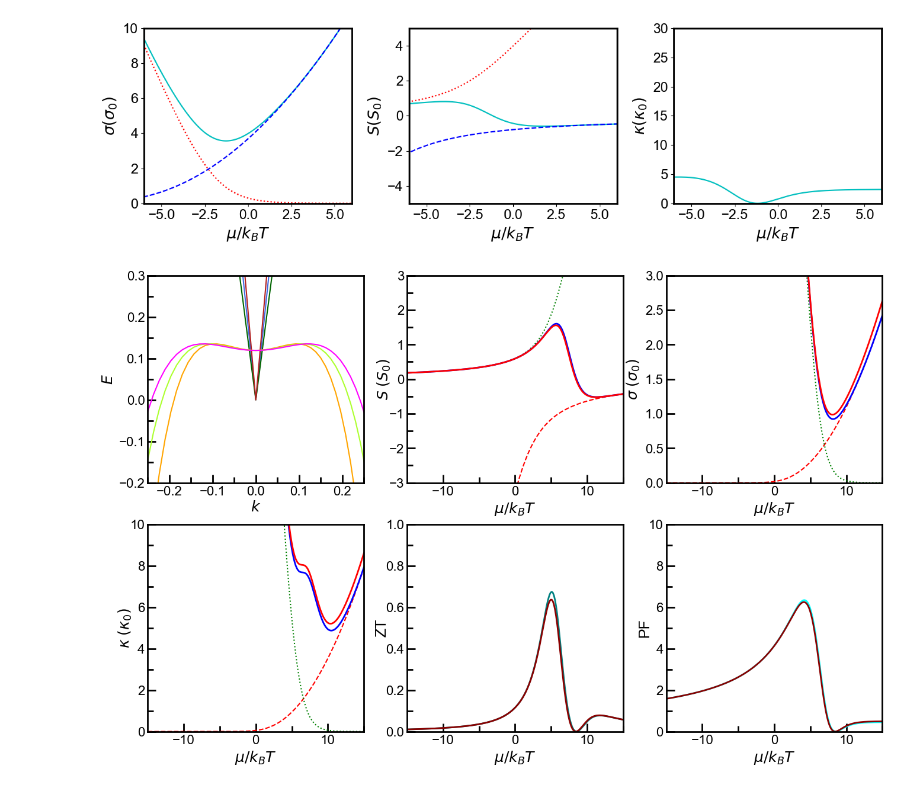
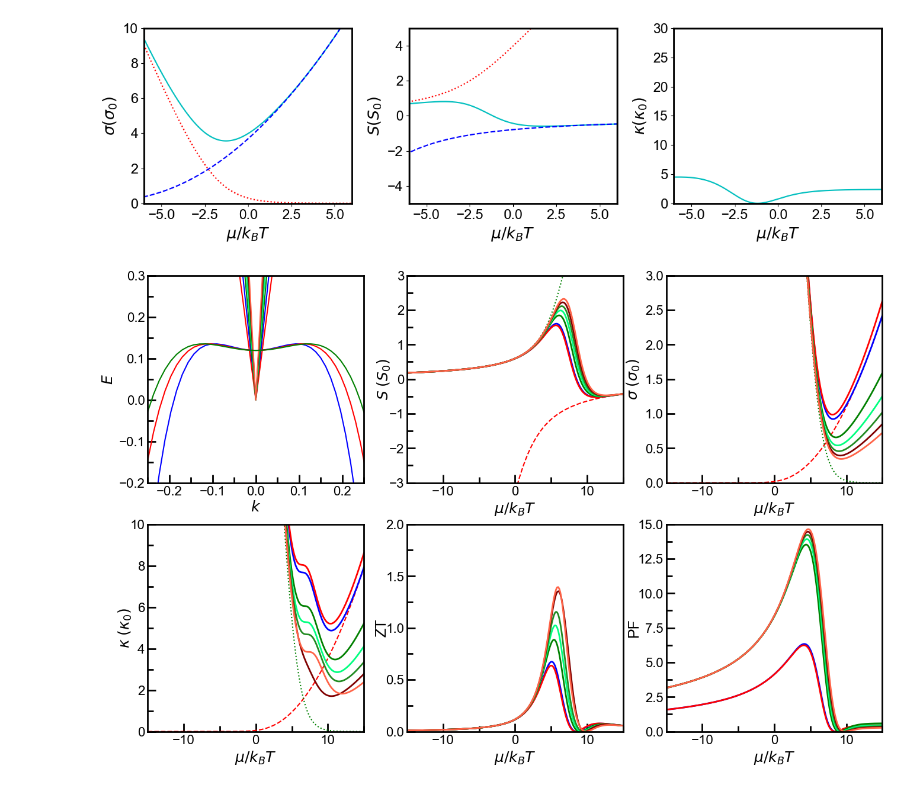
Before and after one commit to Normanthen/TE_Calculation, a Jupyter notebook: TypeII/semi-analitik_TypeII.ipynb, the cells around one changed output. Cells and saved outputs as stored; diff of their text form; code cells hidden in the pictures.

```diff
--- a/TypeII/semi-analitik_TypeII.ipynb
+++ b/TypeII/semi-analitik_TypeII.ipynb
@@ -158,10 +158,16 @@ v = 9.95
 v1 = 8.00
 v2 = 11.90
 v3 = 13.85
+v4 = 15.8
+v5 = 17.75
+v6 = 19.7
 fc = v*np.abs(kcc)
 fc1 = v1*np.abs(kcc)
 fc2 = v2*np.abs(kcc)
 fc3 = v3*np.abs(kcc)
+fc4 = v4*np.abs(kcc)
+fc5 = v5*np.abs(kcc)
+fc6  = v6*np.abs(kcc)
 plt.plot(kcc,fc)
 
 a = 5.5
@@ -172,9 +178,17 @@ b = 490
 mm  = 0.145
 mm1 = 0.190
 mm2 = 0.235
+mm3 = 0.280
+mm4 = 0.325
+mm5 = 0.370
+mm6 = 0.415
 a = 1/(2*mm)
 a1 = 1/(2*mm1)
 a2 = 1/(2*mm2)
+a3 = 1/(2*mm3)
+a4 = 1/(2*mm4)
+a5 = 1/(2*mm5)
+a6 = 1/(2*mm6)
 ee1 = 0.61*kBT
 fv = -(kcc**2/(4*mm)-ee1)**2/ee1
 fv1 = -(kcc**2/(4*mm1)-ee1)**2/ee1
@@ -422,12 +596,16 @@ eshift = 0
 
 # Subplot (a) : Dispersion relation
 ax1 = plt.subplot(2,3,1)
-plt.plot(kcc,fc, linestyle='solid', c='royalblue')
-plt.plot(kcc,fc1, linestyle='solid', c='darkgreen')
-plt.plot(kcc,fc2, linestyle='solid', c='firebrick')
-plt.plot(kcc,fv+0.135, linestyle='solid', c='orange')
-plt.plot(kcc,fv1+0.135, linestyle='solid', c='greenyellow')
-plt.plot(kcc,fv2+0.135,linestyle='solid', c='fuchsia')
+plt.plot(kcc,fc, linestyle='solid', c='blue')
+plt.plot(kcc,fc1, linestyle='solid', c='red')
+plt.plot(kcc,fc2, linestyle='solid', c='green')
+plt.plot(kcc,fc3, linestyle='solid', c='springgreen')
+plt.plot(kcc,fc4, linestyle='solid', c='forestgreen')
+plt.plot(kcc,fc5, linestyle='solid', color='maroon')
+plt.plot(kcc,fc6, linestyle='solid', color='tomato')
+plt.plot(kcc,fv+0.135, linestyle='solid', c='blue')
+plt.plot(kcc,fv1+0.135, linestyle='solid', c='red')
+plt.plot(kcc,fv2+0.135,linestyle='solid', c='green')
 plt.axis([-0.25,0.25,-0.2,0.3])
 plt.xlabel('$k$')
 plt.ylabel('$E$')
@@ -449,6 +627,11 @@ plt.plot(eta, S_c(eta+eshift,e0,e1), 'r--')
 plt.plot(eta, S_v(eta+eshift,e0,e1), 'g:')
 plt.plot(eta, S(eta+eshift,e0,e1), 'b-',linewidth=2)
 plt.plot(eta, S1(eta+eshift,e0,e1), linestyle='solid', c='red',linewidth=2)
+plt.plot(eta, S2(eta+eshift,e0,e1), linestyle='solid', c='green',linewidth=2)
+plt.plot(eta, S3(eta+eshift,e0,e1), linestyle='solid', color='springgreen', linewidth=2)
+plt.plot(eta, S4(eta+eshift,e0,e1), linestyle='solid', color='forestgreen', linewidth=2)
+plt.plot(eta, S5(eta+eshift,e0,e1), linestyle='solid', color='maroon', linewidth=2)
+plt.plot(eta, S6(eta+eshift,e0,e1), linestyle='solid', color='tomato', linewidth=2)
 plt.axis([-15,15,-3,3]) # the format is [xmin,xmax,ymin,ymax]
 #plt.xticks(range(-8,9,4))
 ax2.xaxis.set_minor_locator(AutoMinorLocator(2))
@@ -469,6 +652,11 @@ plt.plot(eta, sigma_c(eta+eshift,e0,e1), 'r--')
 plt.plot(eta, sigma_v(eta+eshift,e0,e1), 'g:')
 plt.plot(eta, sigma(eta+eshift,e0,e1), 'b-',linewidth=2)
 plt.plot(eta, sigma1(eta+eshift,e0,e1), linestyle='solid', c='red',linewidth=2)
+plt.plot(eta, sigma2(eta+eshift,e0,e1), linestyle='solid', c='green',linewidth=2)
+plt.plot(eta, sigma3(eta+eshift,e0,e1), linestyle='solid', color='springgreen',linewidth=2)
+plt.plot(eta, sigma4(eta+eshift,e0,e1), linestyle='solid', color='forestgreen',linewidth=2)
+plt.plot(eta, sigma5(eta+eshift,e0,e1), linestyle='solid', color='maroon',linewidth=2)
+plt.plot(eta, sigma6(eta+eshift,e0,e1), linestyle='solid', color='tomato',linewidth=2)
 plt.axis([-15,15,0,3]) # the format is [xmin,xmax,ymin,ymax]
 #plt.xticks(range(-8,9,4))
 ax3.xaxis.set_minor_locator(AutoMinorLocator(2))
@@ -490,6 +678,11 @@ plt.plot(eta, kappa_c(eta+eshift,e0,e1), 'r--')
 plt.plot(eta, kappa_v(eta+eshift,e0,e1), 'g:')
 plt.plot(eta, kappa(eta+eshift,e0,e1), 'b-',linewidth=2)
 plt.plot(eta, kappa1(eta+eshift,e0,e1), linestyle='solid', c='red',linewidth=2)
+plt.plot(eta, kappa2(eta+eshift,e0,e1), linestyle='solid', c='green',linewidth=2)
+plt.plot(eta, kappa3(eta+eshift,e0,e1), linestyle='solid', color='springgreen', linewidth=2)
+plt.plot(eta, kappa4(eta+eshift,e0,e1), linestyle='solid', color='forestgreen', linewidth=2)
+plt.plot(eta, kappa5(eta+eshift,e0,e1), linestyle='solid', color='maroon', linewidth=2)
+plt.plot(eta, kappa6(eta+eshift,e0,e1), linestyle='solid', color='tomato', linewidth=2)
 plt.axis([-15,15,0,10]) # the format is [xmin,xmax,ymin,ymax]
 #plt.xticks(range(-8,9,4))
 ax4.xaxis.set_minor_locator(AutoMinorLocator(2))
@@ -509,43 +702,58 @@ ax4.yaxis.set_tick_params(which='minor', size=7, width=2, direction='in')
 ax5 = plt.subplot(2,3,5)
 #rkapp1 = kappa(eta+eshift,e0,e1)/3
 #rkapp2 = 3*kappa(eta+eshift,e0,e1)
-plt.plot(eta, ZT(eta+eshift,e0,e1), c='teal',linewidth=2)
-plt.plot(eta, ZT1(eta+eshift,e0,e1), c='darkred',linewidth=2)
+plt.plot(eta, ZT(eta+eshift,e0,e1), c='blue',linewidth=2)
+plt.plot(eta, ZT1(eta+eshift,e0,e1), c='red',linewidth=2)
+plt.plot(eta, ZT2(eta+eshift,e0,e1), c='green',linewidth=2)
+plt.plot(eta, ZT3(eta+eshift,e0,e1), c='springgreen',linewidth=2)
+plt.plot(eta, ZT4(eta+eshift,e0,e1), c='forestgreen',linewidth=2)
+plt.plot(eta, ZT5(eta+eshift,e0,e1), c='maroon',linewidth=2)
+plt.plot(eta, ZT6(eta+eshift,e0,e1), c='tomato',linewidth=2)
 #plt.plot(eta, ZT(eta+eshift,e0,e1,rkapp1), c='teal',linewidth=2,label = r'$\kappa_{ph} = \frac{\kappa_e}{3}$' )
 #plt.plot(eta, ZT(eta+eshift,e0,e1,rkapp2), c='crimson',linewidth=2,label = r'$\kappa_{ph} = 3\kappa_e$')
-plt.axis([-15,15,0, 1]) # the format is [xmin,xmax,ymin,ymax]
+plt.axis([-15,15,0, 2]) # the format is [xmin,xmax,ymin,ymax]
 #plt.xticks(range(-8,9,4))
 ax5.xaxis.set_minor_locator(AutoMinorLocator(2))
 #plt.yticks(range(0,3,0.5))
 ax5.yaxis.set_minor_locator(AutoMinorLocator(2))
 ax5.yaxis.labelpad = -4
 plt.xlabel('$\mu/k_BT$')
 plt.ylabel('ZT')
 #plt.legend()
 #ax5.yaxis.set_major_locator(mpl.ticker.MultipleLocator(0.25))
 #ax5.yaxis.set_minor_locator(mpl.ticker.MultipleLocator(0.125))
 ax5.xaxis.set_tick_params(which='major', size=10, width=2, direction='in')
 ax5.xaxis.set_tick_params(which='minor', size=7, width=2, direction='in')
 ax5.yaxis.set_tick_params(which='major', size=10, width=2, direction='in')
 ax5.yaxis.set_tick_params(which='minor', size=7, width=2, direction='in')
 
 #Subplot (e) : Power Factor
 ax6 = plt.subplot(2,3,6)
-plt.plot(eta, S(eta+eshift,e0,e1)**2*sigma(eta+eshift,e0,e1), linestyle='solid', c='cyan',linewidth=2)
-plt.plot(eta, S1(eta+eshift,e0,e1)**2*sigma1(eta+eshift,e0,e1), linestyle='solid', c='darkred',linewidth=2)
-plt.axis([-15,15,0,10]) # the format is [xmin,xmax,ymin,ymax]
+plt.plot(eta, S(eta+eshift,e0,e1)**2*sigma(eta+eshift,e0,e1), linestyle='solid', c='blue',linewidth=2)
+plt.plot(eta, S1(eta+eshift,e0,e1)**2*sigma1(eta+eshift,e0,e1), linestyle='solid',
+         c='red',linewidth=2)
+plt.plot(eta, 2*S2(eta+eshift,e0,e1)**2*sigma2(eta+eshift,e0,e1), c='green',linewidth=2)
+plt.plot(eta, 2*S3(eta+eshift,e0,e1)**2*sigma3(eta+eshift,e0,e1), linestyle='solid',
+         c='springgreen', linewidth=2)
+plt.plot(eta, 2*S4(eta+eshift,e0,e1)**2*sigma4(eta+eshift,e0,e1), linestyle='solid',
+         c='forestgreen',linewidth=2)
+plt.plot(eta, 2*S5(eta+eshift,e0,e1)**2*sigma5(eta+eshift,e0,e1),  linestyle='solid',
+         c='maroon',linewidth=2)
+plt.plot(eta, 2*S6(eta+eshift,e0,e1)**2*sigma6(eta+eshift,e0,e1), linestyle='solid',
+         c='tomato',linewidth=2)
+plt.axis([-15,15,0,15]) # the format is [xmin,xmax,ymin,ymax]
 #plt.xticks(range(-8,9,20))
 ax6.xaxis.set_minor_locator(AutoMinorLocator(2))
 #plt.yticks(range(-4,5,2))
 ax6.yaxis.set_minor_locator(AutoMinorLocator(2))
 ax6.yaxis.labelpad = -4
 plt.xlabel('$\mu/k_BT$')
 plt.ylabel('PF')
 #ax6.yaxis.set_major_locator(mpl.ticker.MultipleLocator(10))
 #ax6.yaxis.set_minor_locator(mpl.ticker.MultipleLocator(5))
 ax6.xaxis.set_tick_params(which='major', size=10, width=2, direction='in')
 ax6.xaxis.set_tick_params(which='minor', size=7, width=2, direction='in')
 ax6.yaxis.set_tick_params(which='major', size=10, width=2, direction='in')
 ax6.yaxis.set_tick_params(which='minor', size=7, width=2, direction='in')
 # %% [output]
-[figure, old version]
+[figure, new version]
```
Also changed, not shown: parts of 4 cells of this notebook.
